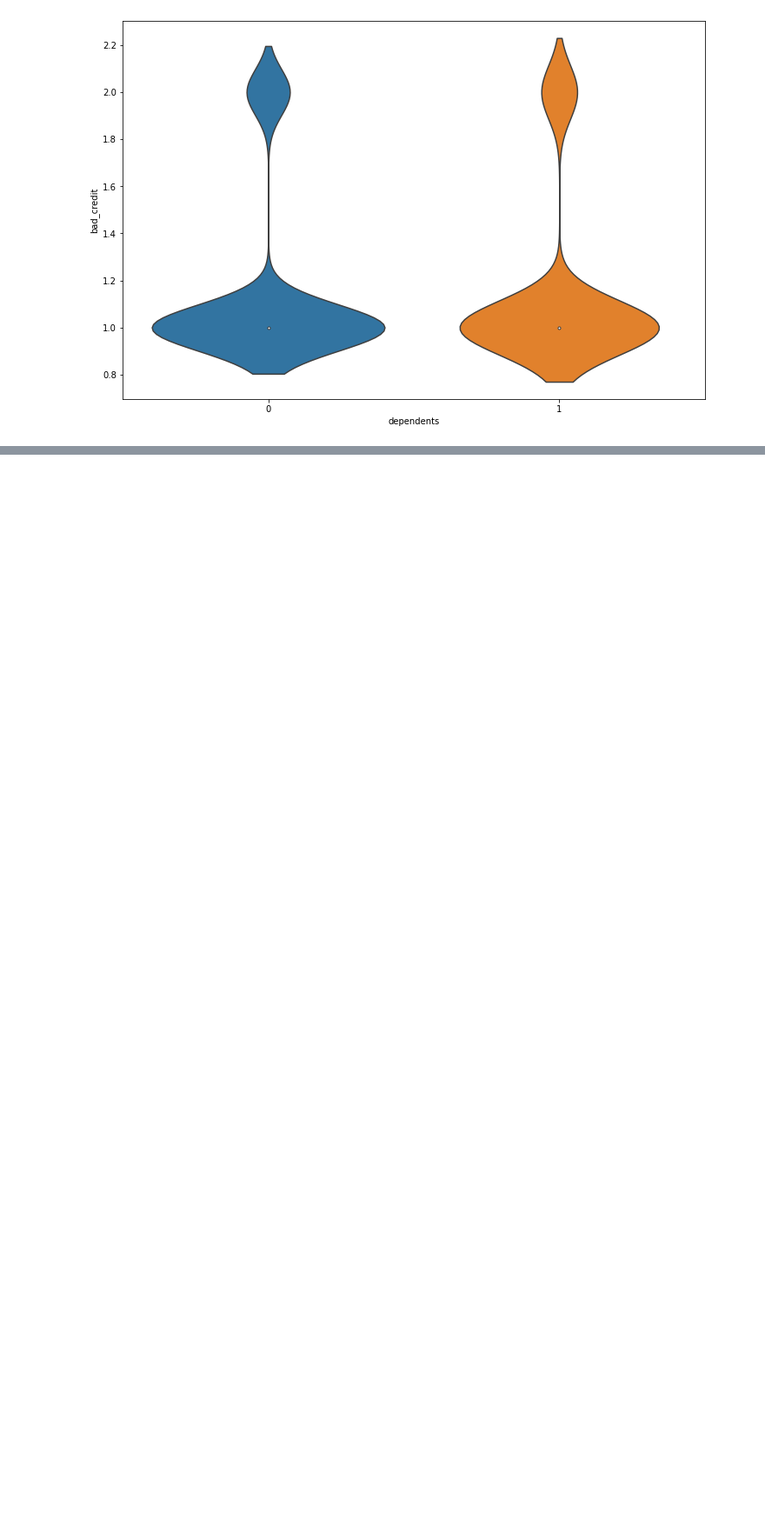
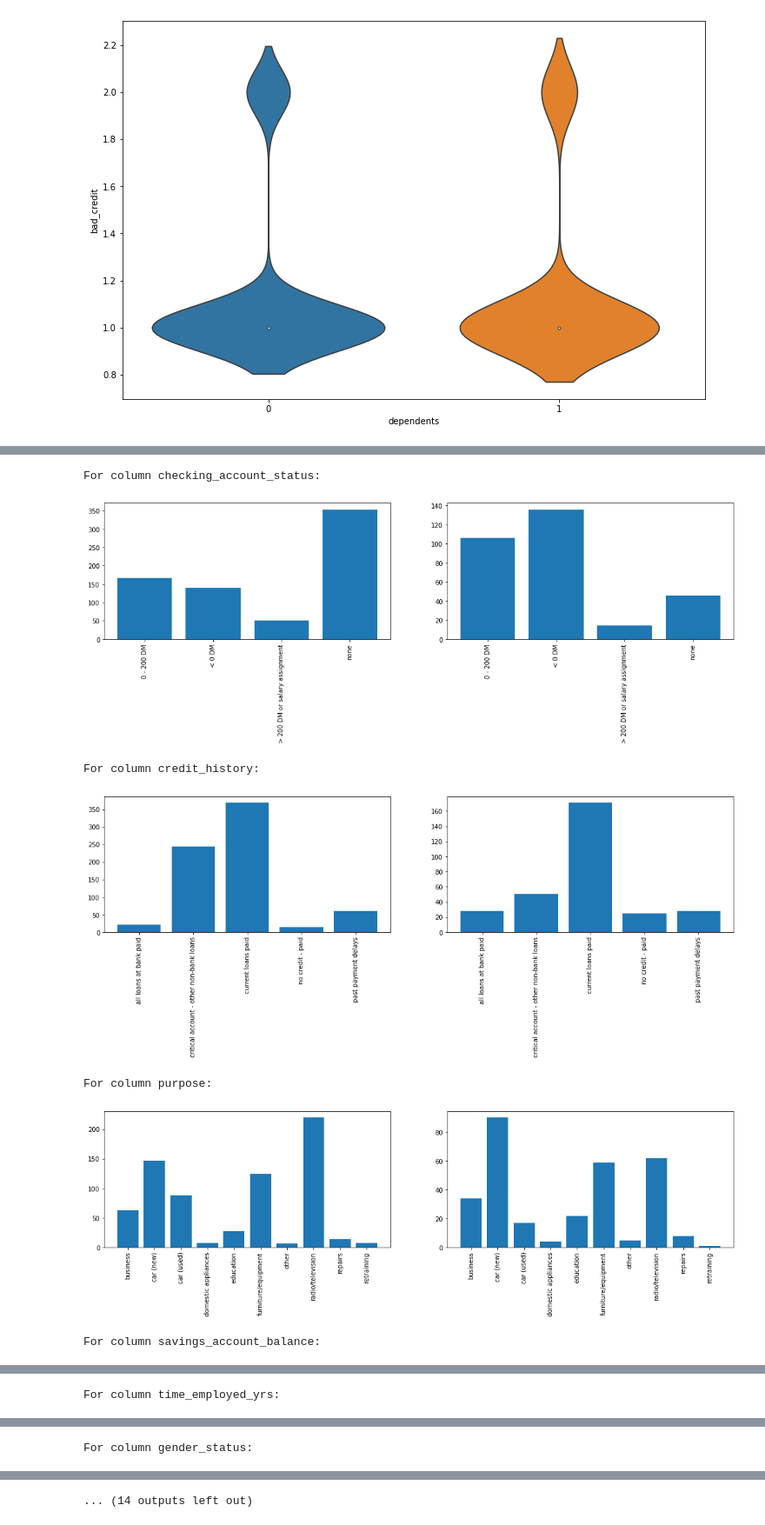
Before and after one commit to olawaleibrahim/Principles-of-Machine-Learning-Python, a Jupyter notebook: Module2/Practice-Classification.ipynb, the cells around one changed output, grey strips where cells are left out. Shown at 87% size. Drawn from its saved outputs; the diff is of its cells as text; code cells hidden in the pictures; blank space fills up the shorter version.

```diff
--- a/Module2/Practice-Classification.ipynb
+++ b/Module2/Practice-Classification.ipynb
@@ -264,0 +274,3 @@ plot_violins(data, columns)
+# %%
+dummies = np.ones(shape = data.shape[0])
+dummies.shape
@@ -264,0 +279,2 @@ plot_violins(data, columns)
+# %%
+data['dummy'] = dummies
@@ -264,0 +329,31 @@ plot_violins(data, columns)
+# %%
+for column in cat_cols:
+    print(f'For column {column}:')
+
+    sub_data = data[['dummy', 'bad_credit', column]].groupby([
+        'bad_credit', column], as_index = False).count()
+
+    negatives = sub_data[sub_data['bad_credit'] == 0][[column, 'dummy']]
+    positives = sub_data[sub_data['bad_credit'] == 1][[column, 'dummy']]
+
+    # creating a figure object to display plots
+    fig = plt.figure(figsize=(18, 4))
+
+    # creating the sub plot to plot the negatives
+    plt.subplot(1, 2, 1)  # one row, two columns,
+    plt.bar(negatives[column], negatives.dummy)
+    plt.xticks(rotation=90)
+
+    # creating the sub plot to plot the positives
+    plt.subplot(1, 2, 2)  # one row, two columns,
+    plt.bar(positives[column], positives.dummy)
+    plt.xticks(rotation=90)
+    plt.show()
+# %% [output]
+For column checking_account_status:
+[figure, added]
+For column credit_history:
+[figure, added]
+For column purpose:
+[figure, added]
+For column savings_account_balance:
@@ -264,0 +361 @@ plot_violins(data, columns)
+For column time_employed_yrs:
@@ -264,0 +363 @@ plot_violins(data, columns)
+For column gender_status:
@@ -264,0 +365 @@ plot_violins(data, columns)
+... (14 outputs left out)
```
Also changed, not shown: parts of 9 cells of this notebook.
